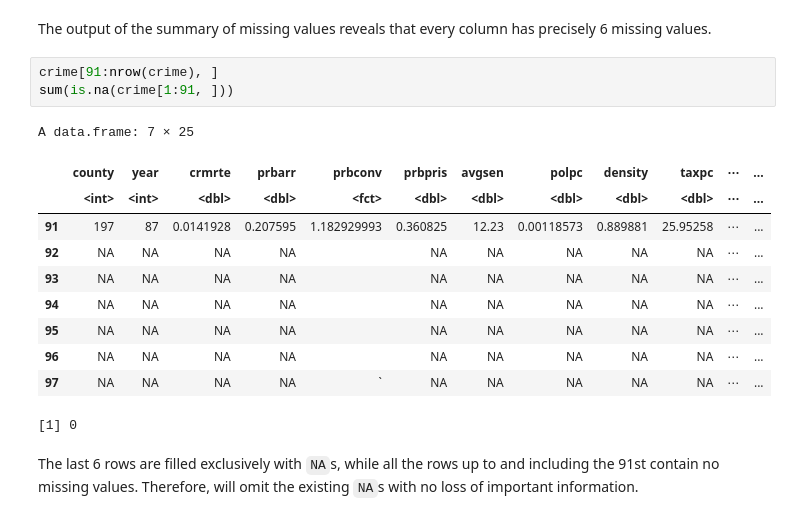
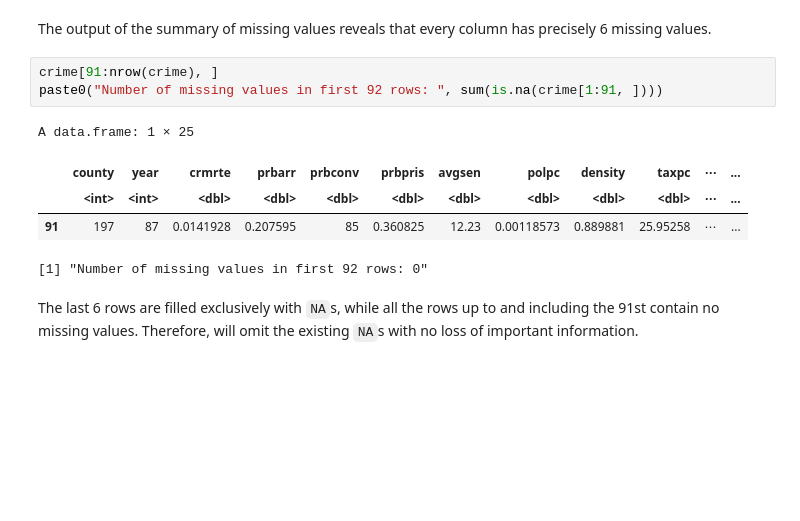
Before and after one commit to JBPelzner/w203-Lab-3, a Jupyter notebook: lab_3_report.ipynb, the cells around one changed output. Saved outputs shown, nothing was run; the diff lists cells and outputs as text; blank space fills up the shorter version.

```diff
--- a/lab_3_report.ipynb
+++ b/lab_3_report.ipynb
@@ -45,19 +45,13 @@ summary(is.na(crime))
 The output of the summary of missing values reveals that every column has precisely 6 missing values.
 # %%
 crime[91:nrow(crime), ]
-sum(is.na(crime[1:91, ]))
+paste0("Number of missing values in first 92 rows: ", sum(is.na(crime[1:91, ])))
 # %% [output]
-A data.frame: 7 × 25
+A data.frame: 1 × 25
 |  | county | year | crmrte | prbarr | prbconv | prbpris | avgsen | polpc | density | taxpc | ⋯ | ... |
-|  | <int> | <int> | <dbl> | <dbl> | <fct> | <dbl> | <dbl> | <dbl> | <dbl> | <dbl> | ⋯ | ... |
-| 91 | 197 | 87 | 0.0141928 | 0.207595 | 1.182929993 | 0.360825 | 12.23 | 0.00118573 | 0.889881 | 25.95258 | ⋯ | ... |
-| 92 | NA | NA | NA | NA |  | NA | NA | NA | NA | NA | ⋯ | ... |
-| 93 | NA | NA | NA | NA |  | NA | NA | NA | NA | NA | ⋯ | ... |
-| 94 | NA | NA | NA | NA |  | NA | NA | NA | NA | NA | ⋯ | ... |
-| 95 | NA | NA | NA | NA |  | NA | NA | NA | NA | NA | ⋯ | ... |
-| 96 | NA | NA | NA | NA |  | NA | NA | NA | NA | NA | ⋯ | ... |
-| 97 | NA | NA | NA | NA | ` | NA | NA | NA | NA | NA | ⋯ | ... |
+|  | <int> | <int> | <dbl> | <dbl> | <dbl> | <dbl> | <dbl> | <dbl> | <dbl> | <dbl> | ⋯ | ... |
+| 91 | 197 | 87 | 0.0141928 | 0.207595 | 85 | 0.360825 | 12.23 | 0.00118573 | 0.889881 | 25.95258 | ⋯ | ... |
-[1] 0
+[1] "Number of missing values in first 92 rows: 0"
 # %% [markdown]
 The last 6 rows are filled exclusively with `NA`s, while all the rows up to and including the 91st contain no missing values. Therefore, will omit the existing `NA`s with no loss of important information.
 # %%
```
Also changed, not shown: parts of 51 cells of this notebook, 1 other file.
